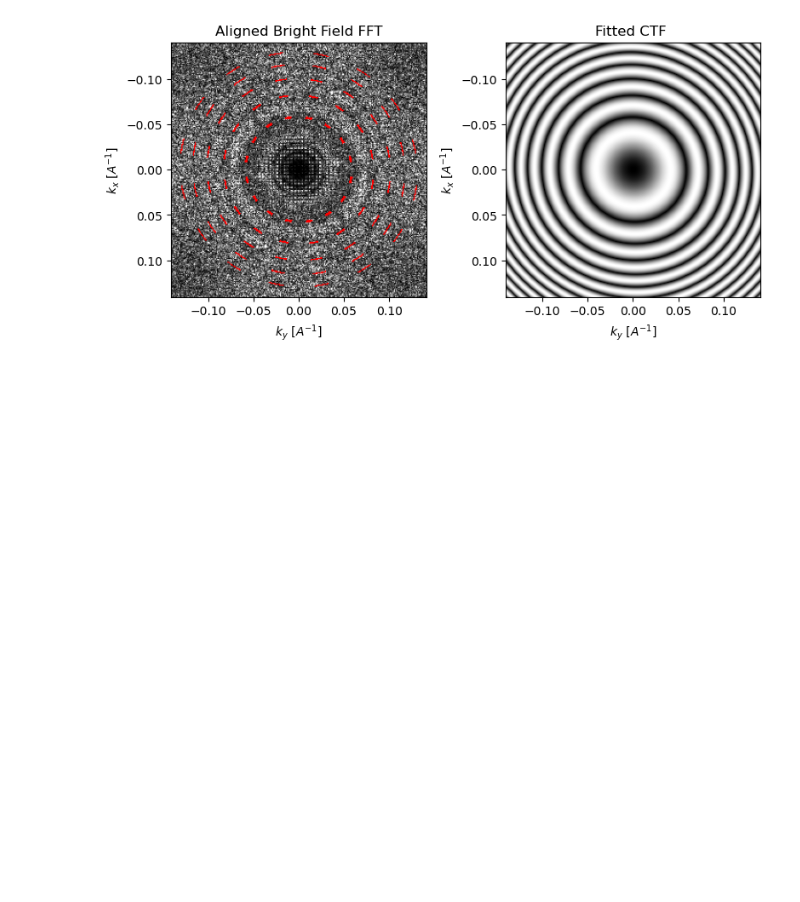
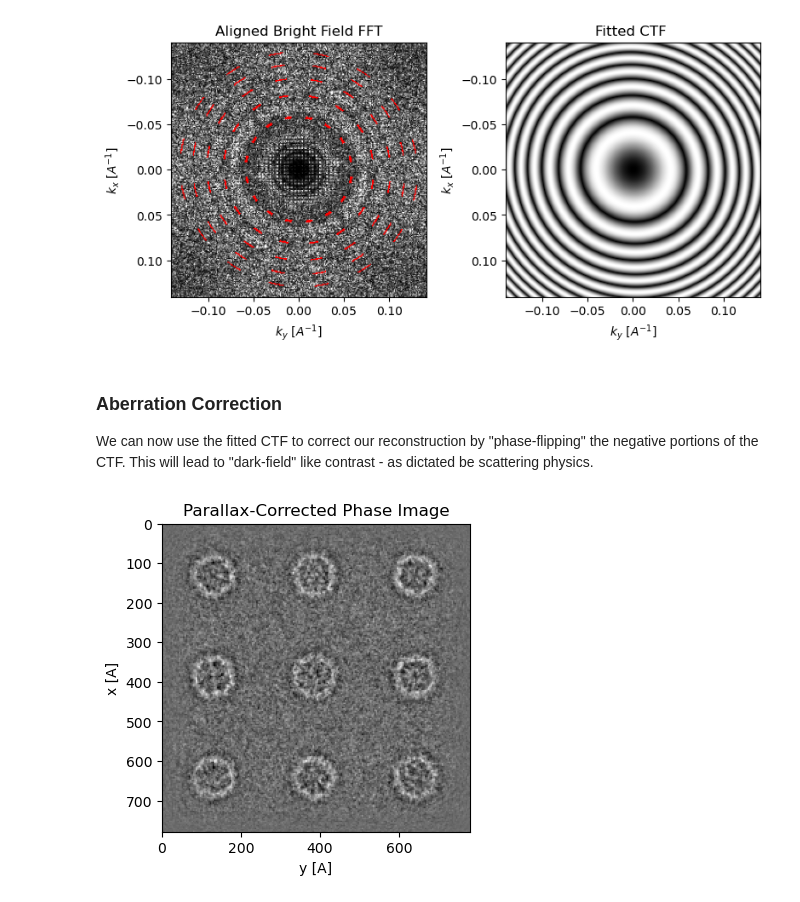
Before and after one commit to py4dstem/py4DSTEM_tutorials, a Jupyter notebook: notebooks/parallax_02.ipynb, the cells around one changed output. Cells and saved outputs as stored; diff of their text form; code cells hidden in the pictures; blank space fills up the shorter version.

```diff
--- a/notebooks/parallax_02.ipynb
+++ b/notebooks/parallax_02.ipynb
@@ -154,2 +165,0 @@ This will lead to "dark-field" like contrast - as desired.
-# %%
-parallax = parallax.aberration_correct()
@@ -218,3 +226,15 @@ trefoil         3        3         y      0
 stig2           4        2         x      0
 stig2           4        2         y      0
 [figure]
+# %% [markdown]
+### Aberration Correction
+
+We can now use the fitted CTF to correct our reconstruction by "phase-flipping" the negative portions of the CTF.
+This will lead to "dark-field" like contrast - as dictated be scattering physics.
+# %%
+parallax = parallax.aberration_correct(
+    figsize=(4,4),
+    cmap='grey'
+)
+# %% [output]
+[figure, new version]
```
Also changed, not shown: parts of 9 cells of this notebook, 2 other files.
